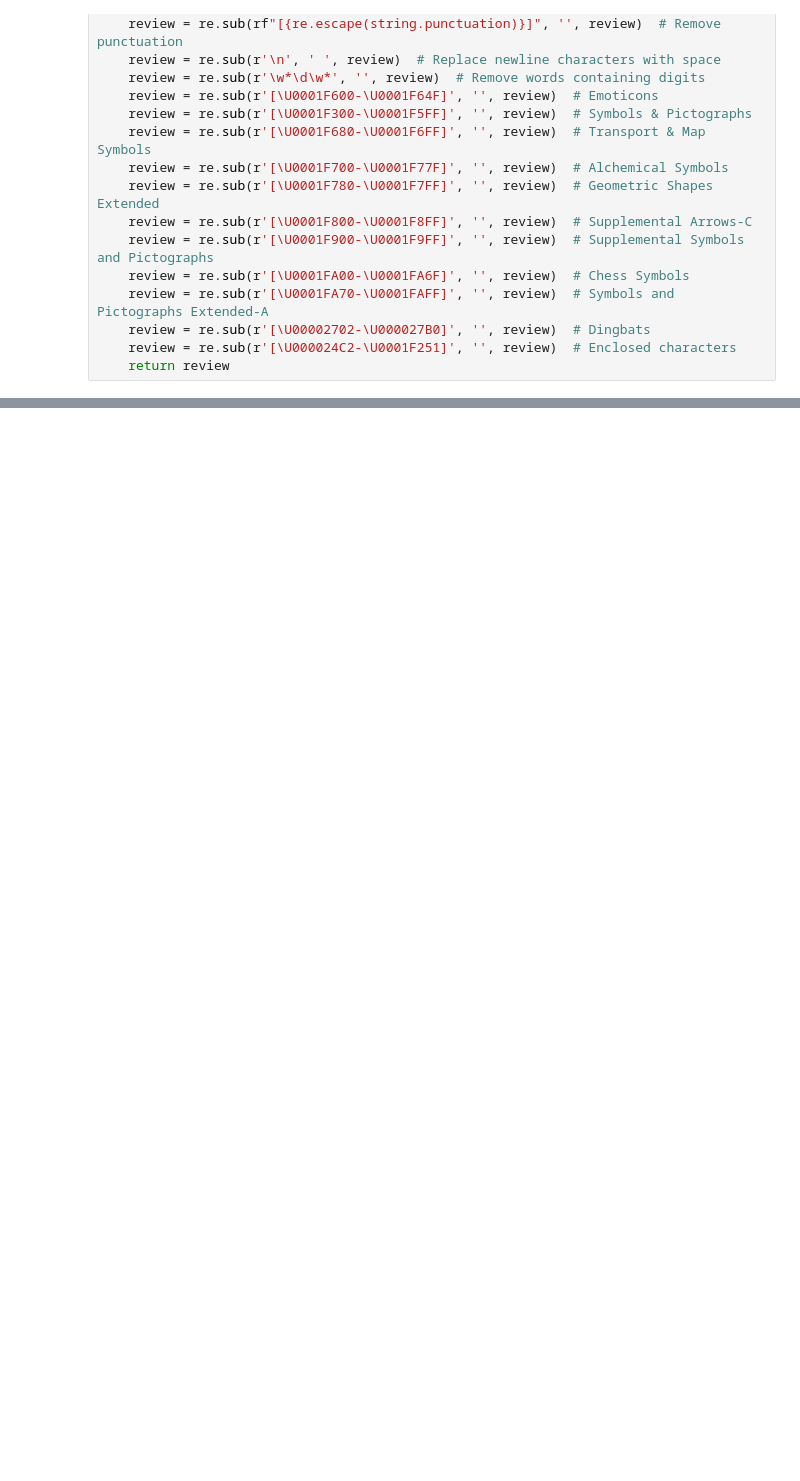
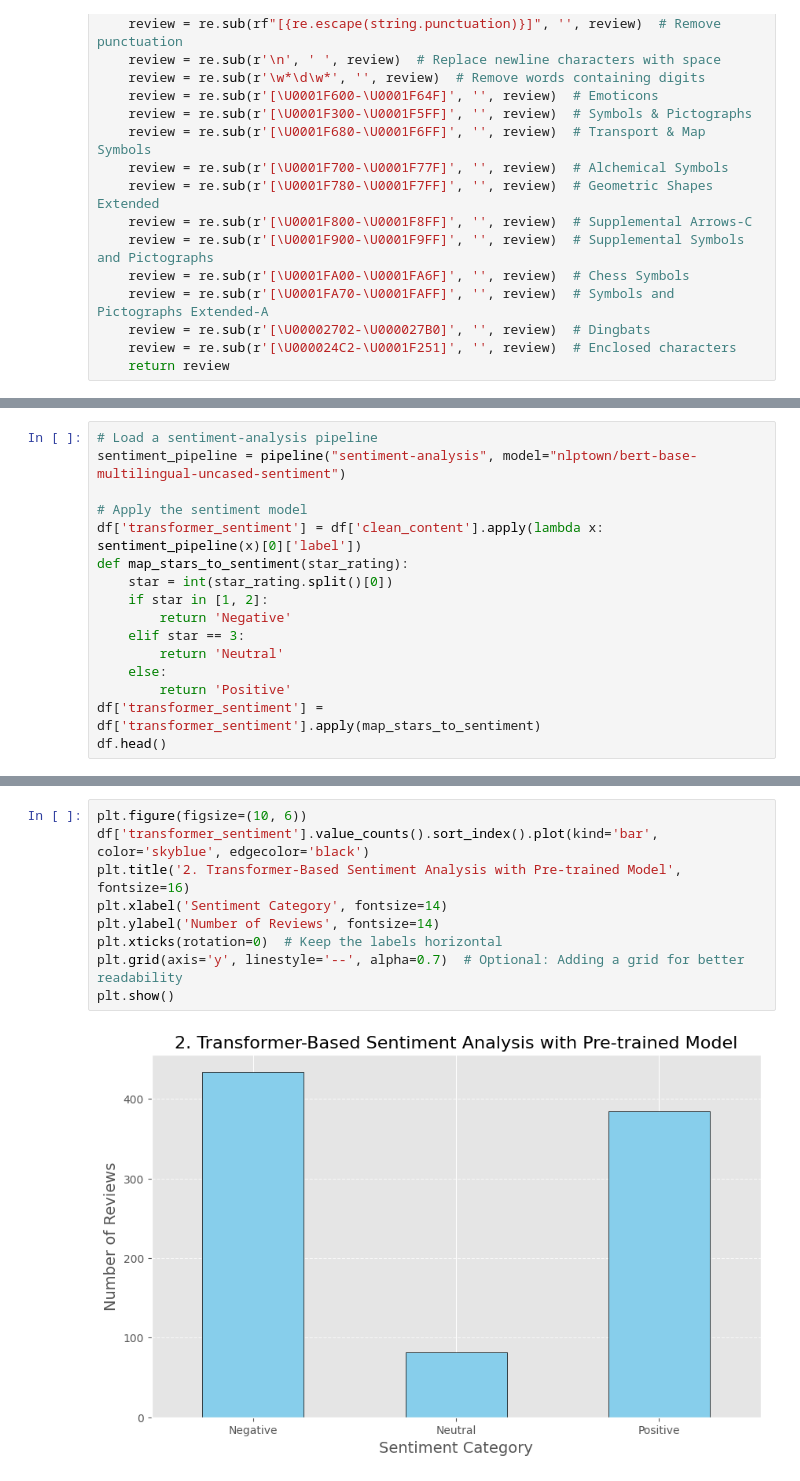
Before and after one commit to OlgaKuzminichna/SentimentAnalysis, a Jupyter notebook: Netflix.ipynb, the cells around one changed output, grey strips where cells are left out. Saved outputs shown, nothing was run; the diff lists cells and outputs as text; blank space fills up the shorter version.

```diff
--- a/Netflix.ipynb
+++ b/Netflix.ipynb
@@ -324,0 +380,16 @@ model = AutoModelForSequenceClassification.from_pretrained(MODEL)
+# %%
+# Load a sentiment-analysis pipeline
+sentiment_pipeline = pipeline("sentiment-analysis", model="nlptown/bert-base-multilingual-uncased-sentiment")
+
+# Apply the sentiment model
+df['transformer_sentiment'] = df['clean_content'].apply(lambda x: sentiment_pipeline(x)[0]['label'])
+def map_stars_to_sentiment(star_rating):
+    star = int(star_rating.split()[0])
+    if star in [1, 2]:
+        return 'Negative'
+    elif star == 3:
+        return 'Neutral'
+    else:
+        return 'Positive'
+df['transformer_sentiment'] = df['transformer_sentiment'].apply(map_stars_to_sentiment)
+df.head()
@@ -324,0 +403,11 @@ model = AutoModelForSequenceClassification.from_pretrained(MODEL)
+# %%
+plt.figure(figsize=(10, 6))
+df['transformer_sentiment'].value_counts().sort_index().plot(kind='bar', color='skyblue', edgecolor='black')
+plt.title('2. Transformer-Based Sentiment Analysis with Pre-trained Model', fontsize=16)
+plt.xlabel('Sentiment Category', fontsize=14)
+plt.ylabel('Number of Reviews', fontsize=14)
+plt.xticks(rotation=0)  # Keep the labels horizontal
+plt.grid(axis='y', linestyle='--', alpha=0.7)  # Optional: Adding a grid for better readability
+plt.show()
+# %% [output]
+[figure, added]
```
Also changed, not shown: parts of 42 cells of this notebook, 2 other files.
